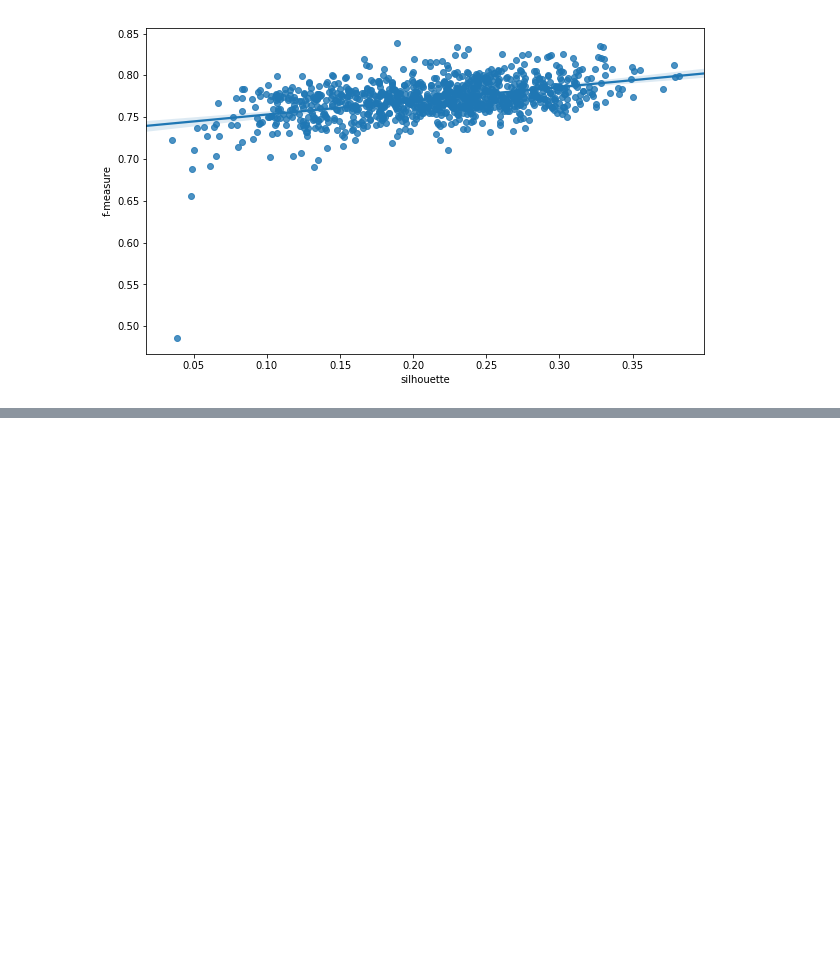
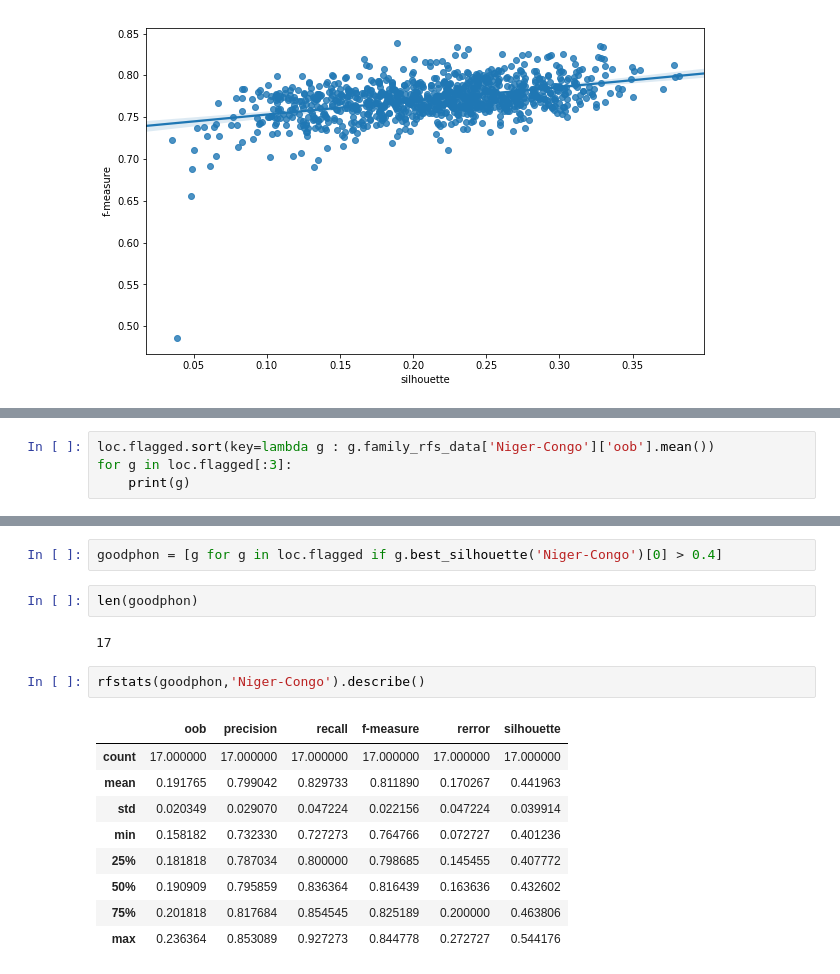
Before and after one commit to ilay32/wals-project, a Jupyter notebook: family-rfs-one-vs-others.ipynb, the cells around one changed output, grey strips where cells are left out. Saved outputs shown, nothing was run; the diff lists cells and outputs as text; blank space fills up the shorter version.

```diff
--- a/family-rfs-one-vs-others.ipynb
+++ b/family-rfs-one-vs-others.ipynb
@@ -155,0 +198,4 @@ sns.regplot(x="silhouette", y="f-measure", data=rndstats_aus, ax=ax);
+# %%
+loc.flagged.sort(key=lambda g : g.family_rfs_data['Niger-Congo']['oob'].mean())
+for g in loc.flagged[:3]:
+    print(g)
@@ -155,0 +220,18 @@ sns.regplot(x="silhouette", y="f-measure", data=rndstats_aus, ax=ax);
+# %%
+goodphon = [g for g in loc.flagged if g.best_silhouette('Niger-Congo')[0] > 0.4]
+# %%
+len(goodphon)
+# %% [output]
+17
+# %%
+rfstats(goodphon,'Niger-Congo').describe()
+# %% [output]
+|  | oob | precision | recall | f-measure | rerror | silhouette |
+| count | 17.000000 | 17.000000 | 17.000000 | 17.000000 | 17.000000 | 17.000000 |
+| mean | 0.191765 | 0.799042 | 0.829733 | 0.811890 | 0.170267 | 0.441963 |
+| std | 0.020349 | 0.029070 | 0.047224 | 0.022156 | 0.047224 | 0.039914 |
+| min | 0.158182 | 0.732330 | 0.727273 | 0.764766 | 0.072727 | 0.401236 |
+| 25% | 0.181818 | 0.787034 | 0.800000 | 0.798685 | 0.145455 | 0.407772 |
+| 50% | 0.190909 | 0.795859 | 0.836364 | 0.816439 | 0.163636 | 0.432602 |
+| 75% | 0.201818 | 0.817684 | 0.854545 | 0.825189 | 0.200000 | 0.463806 |
+| max | 0.236364 | 0.853089 | 0.927273 | 0.844778 | 0.272727 | 0.544176 |
```
Also changed, not shown: parts of 5 cells of this notebook.
